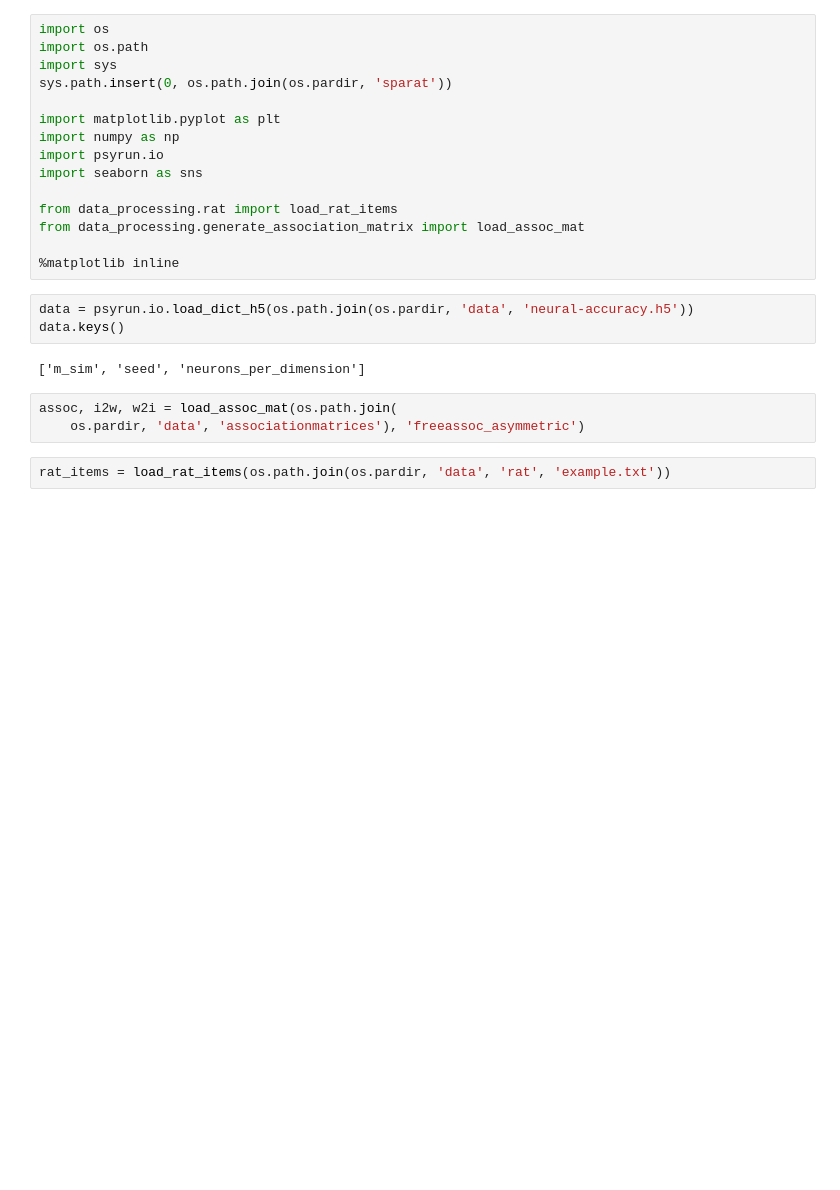
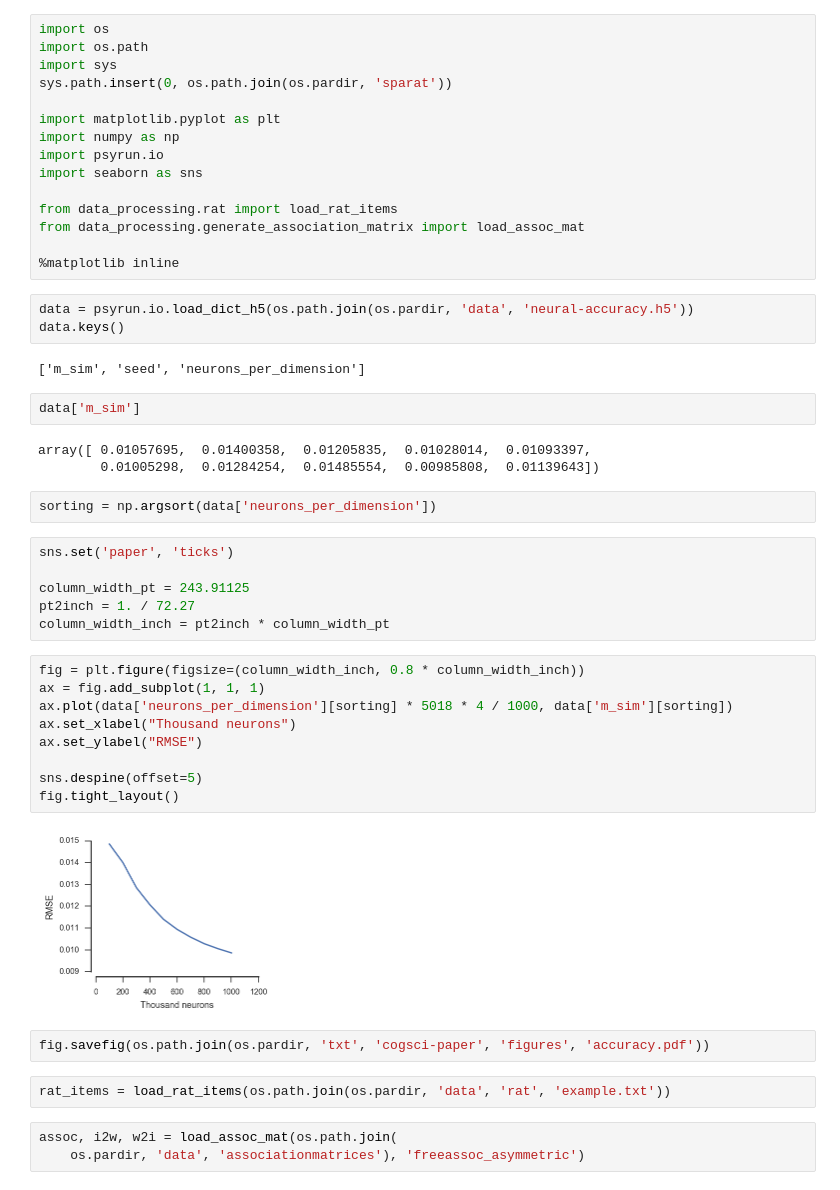
Before and after one commit to ctn-archive/kajic-cogsci2016, a Jupyter notebook: notebooks/Neural accuracy.ipynb, the cells around one changed output. Saved outputs shown, nothing was run; the diff lists cells and outputs as text; blank space fills up the shorter version.

Commit message:
Updated RMSE plot.

```diff
--- a/notebooks/Neural accuracy.ipynb
+++ b/notebooks/Neural accuracy.ipynb
@@ -18,10 +18,36 @@ data = psyrun.io.load_dict_h5(os.path.join(os.pardir, 'data', 'neural-accuracy.h
 data.keys()
 # %% [output]
 ['m_sim', 'seed', 'neurons_per_dimension']
+# %%
+data['m_sim']
+# %% [output]
+array([ 0.01057695,  0.01400358,  0.01205835,  0.01028014,  0.01093397,
+        0.01005298,  0.01284254,  0.01485554,  0.00985808,  0.01139643])
+# %%
+sorting = np.argsort(data['neurons_per_dimension'])
+# %%
+sns.set('paper', 'ticks')
+
+column_width_pt = 243.91125
+pt2inch = 1. / 72.27
+column_width_inch = pt2inch * column_width_pt
+# %%
+fig = plt.figure(figsize=(column_width_inch, 0.8 * column_width_inch))
+ax = fig.add_subplot(1, 1, 1)
+ax.plot(data['neurons_per_dimension'][sorting] * 5018 * 4 / 1000, data['m_sim'][sorting])
+ax.set_xlabel("Thousand neurons")
+ax.set_ylabel("RMSE")
+
+sns.despine(offset=5)
+fig.tight_layout()
+# %% [output]
+[figure, added]
+# %%
+fig.savefig(os.path.join(os.pardir, 'txt', 'cogsci-paper', 'figures', 'accuracy.pdf'))
+# %%
+rat_items = load_rat_items(os.path.join(os.pardir, 'data', 'rat', 'example.txt'))
 # %%
 assoc, i2w, w2i = load_assoc_mat(os.path.join(
     os.pardir, 'data', 'associationmatrices'), 'freeassoc_asymmetric')
-# %%
-rat_items = load_rat_items(os.path.join(os.pardir, 'data', 'rat', 'example.txt'))
 # %%
 ground_truth = np.array([np.sum([assoc[w2i[c]] for c in item.cues], axis=0) for item in rat_items]) / 3.
```
Also changed, not shown: parts of 7 cells of this notebook.
